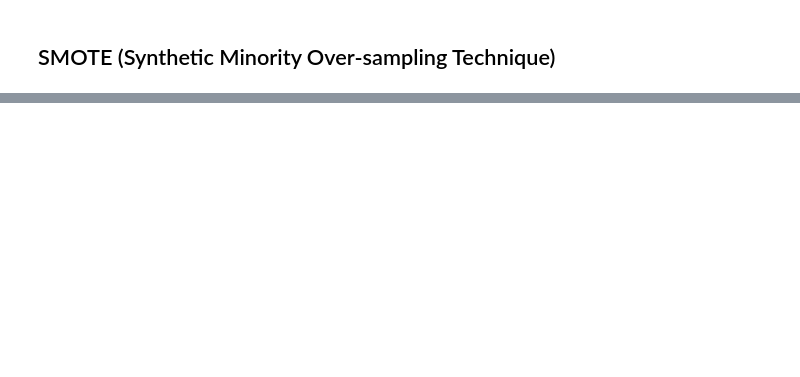
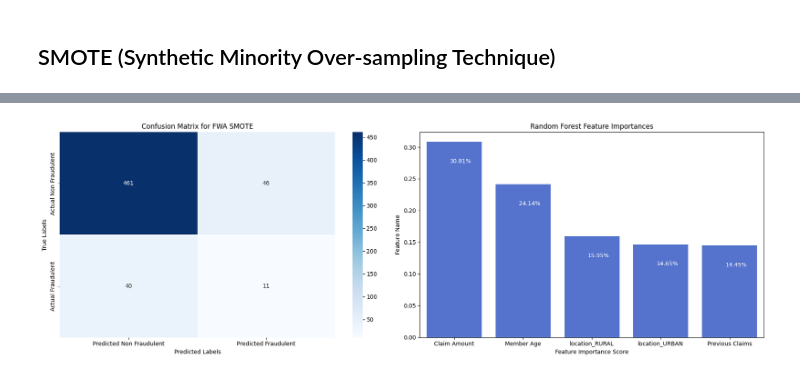
Before and after one commit to cmosongo/fwa-claims-modelling, a Jupyter notebook: notebooks/FWA Modelling - SMOTE.ipynb, the cells around one changed output, grey strips where cells are left out. Cells and saved outputs as stored; diff of their text form; code cells hidden in the pictures; blank space fills up the shorter version.

Commit message:
Changes t formatting including pipelines

```diff
--- a/notebooks/FWA Modelling - SMOTE.ipynb
+++ b/notebooks/FWA Modelling - SMOTE.ipynb
@@ -79,3 +79,20 @@ dtype: bool
 # %%
 #remove rows in procedure == 0
 df = df[df['Procedure Code'] != 0]
+# %%
+# Define urban locations
+urban_locations = {'URBAN', 'NAIROBI', 'MOMBASA', 'KIAMBU', 'NAKURU', 'KISUMU',
+                   'KAKAMEGA', 'MACHAKOS', 'UASIN GISHU', 'NYERI', 'MERU',
+                   'KERICHO', 'GARISSA', 'VIHIGA'}
+
+# Function to classify locations
+def classify_location(location):
+    if location in urban_locations:
+        return 'URBAN'
+    else:
+        return 'RURAL'
+
+# Apply the function to create the new column
+# df['Location'] = df['Location'].apply(classify_location)
+
+df['Location'].unique()
@@ -86,3 +110,4 @@ complex_columns = ['Diagnosis Code', 'Procedure Code', 'Provider ID']
 date_columns = ['Date of Service', 'Claim Submission Date']
 numeric_columns = ['Claim Amount', 'Member Age', 'Previous Claims']
 categorical_columns = ['Location']
+feature_column = ['Fraudulent']
@@ -592,0 +160,70 @@ X_res, y_res = smote.fit_resample(X_train, y_train)
+# %%
+# Evaluate the model on the RESAMPLED training data
+y_train_pred = pipeline.predict(X_train_resampled)
+train_accuracy = accuracy_score(y_train_resampled, y_train_pred)
+print(f"Training Accuracy: {train_accuracy:.2f}")
+
+# Evaluate the model on the NON-RESAMPLED testing data
+y_test_pred = pipeline.predict(X_test)
+print("Random Forest Performance:")
+test_accuracy = accuracy_score(y_test, y_test_pred)
+print(f"Test Accuracy: {test_accuracy:.2f}")
+
+
+# Check for overfitting
+if train_accuracy > test_accuracy:
+    print("The model may be overfitting.")
+else:
+    print("The model is not overfitting.")
+
+# more information on the prediction of the dependent variable
+print(classification_report(y_test, y_test_pred))
+
+
+cm_rf = confusion_matrix(y_test, y_test_pred)
+
+model_name = "FWA SMOTE"
+
+fig, (ax1, ax2) = plt.subplots(nrows=1, ncols= 2, figsize=(18, 6))
+sns.heatmap(cm_rf, ax=ax1, annot=True, fmt='d', cmap="Blues",
+	xticklabels=["Predicted Non Fraudulent", "Predicted Fraudulent"],
+	yticklabels=["Actual Non Fraudulent", "Actual Fraudulent"])
+
+# set labels and title
+ax1.set_xlabel("Predicted Labels")
+ax1.set_ylabel("True Labels")
+ax1.set_title(f"Confusion Matrix for {model_name}")
+
+# Feature importance for Random Forest
+# Access the model from the pipeline
+model = pipeline.named_steps['classifier']
+
+importances_rf = model.feature_importances_
+indices_rf = np.argsort(importances_rf)[::-1]
+
+# Feature names sorted by importance
+categories = X_train_resampled.columns[indices_rf]
+
+# Importance values (counts) sorted accordingly
+counts = importances_rf[indices_rf]
+
+# Create figure and axis
+#fig, ax2 = plt.subplots(figsize=(8, 5))
+
+# Plot horizontal barplot (features vs importance)
+sns.barplot(y=counts , x=categories , ax=ax2, color="royalblue")
+
+# Set labels and title
+ax2.set_xlabel("Feature Importance Score")
+ax2.set_ylabel("Feature Name")
+ax2.set_title("Random Forest Feature Importances")
+
+# Add labels inside bars in white
+for i, (count, category) in enumerate(zip(counts, categories)):
+    ax2.text(i+0.25, count - (max(counts) * 0.1), f"{count * 100:.2f}%" , color='white', ha='right', va='center', fontsize=10)
+
+
+# Show the plot
+plt.tight_layout()
+plt.show()
+# %% [output]
@@ -592,0 +242 @@ X_res, y_res = smote.fit_resample(X_train, y_train)
+[figure, added]
```
Also changed, not shown: parts of 46 cells of this notebook, 3 other files.
